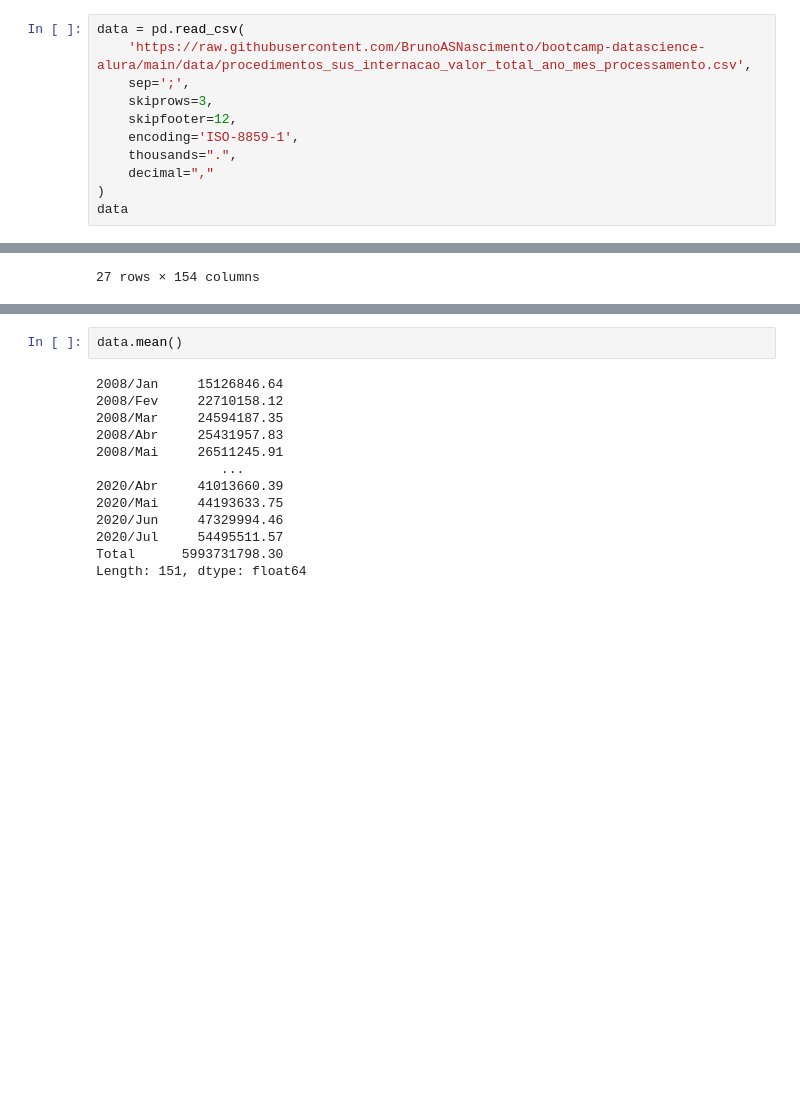
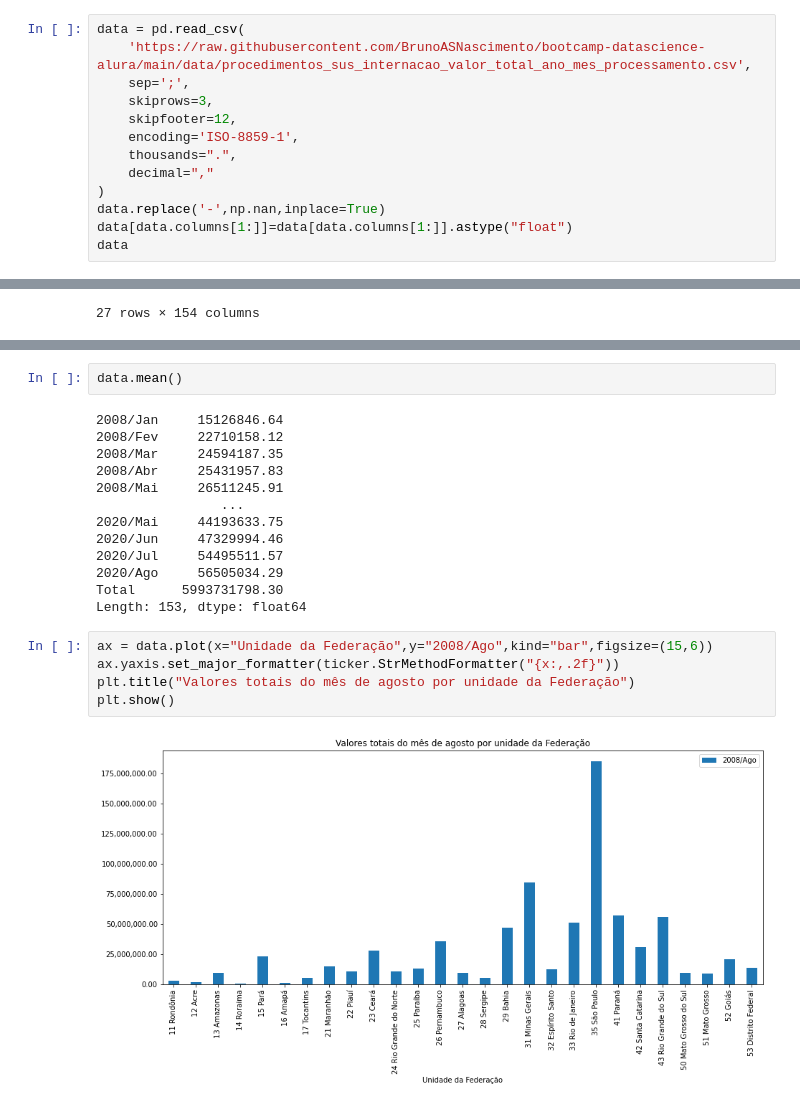
Before and after one commit to BrunoASNascimento/bootcamp-datascience-alura, a Jupyter notebook: modulo_01.ipynb, the cells around one changed output, grey strips where cells are left out. Saved outputs shown, nothing was run; the diff lists cells and outputs as text; blank space fills up the shorter version.

```diff
--- a/modulo_01.ipynb
+++ b/modulo_01.ipynb
@@ -23,6 +37,8 @@ data = pd.read_csv(
     thousands=".",
     decimal=","
 )
+data.replace('-',np.nan,inplace=True)
+data[data.columns[1:]]=data[data.columns[1:]].astype("float")
 data
 # %% [output]
 |  | Unidade da Federação | 2008/Jan | 2008/Fev | 2008/Mar | 2008/Abr | 2008/Mai | 2008/Jun | 2008/Jul | 2008/Ago | ... |
@@ -52,9 +76,16 @@ data.mean()
 2008/Abr     25431957.83
 2008/Mai     26511245.91
                 ...
-2020/Abr     41013660.39
 2020/Mai     44193633.75
 2020/Jun     47329994.46
 2020/Jul     54495511.57
+2020/Ago     56505034.29
 Total      5993731798.30
-Length: 151, dtype: float64
+Length: 153, dtype: float64
+# %%
+ax = data.plot(x="Unidade da Federação",y="2008/Ago",kind="bar",figsize=(15,6))
+ax.yaxis.set_major_formatter(ticker.StrMethodFormatter("{x:,.2f}"))
+plt.title("Valores totais do mês de agosto por unidade da Federação")
+plt.show()
+# %% [output]
+[figure, added]
```
Also changed, not shown: parts of 7 cells of this notebook.
